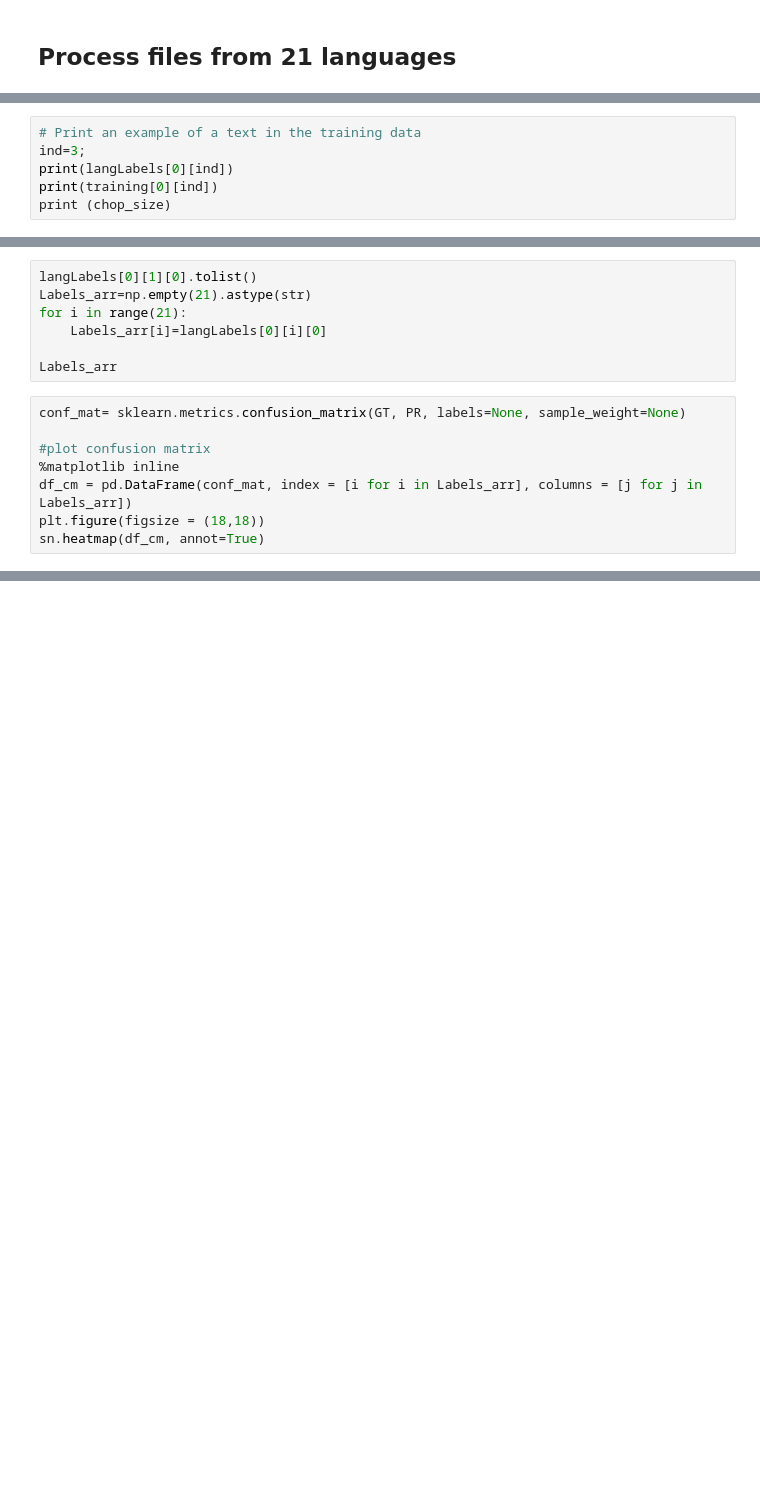
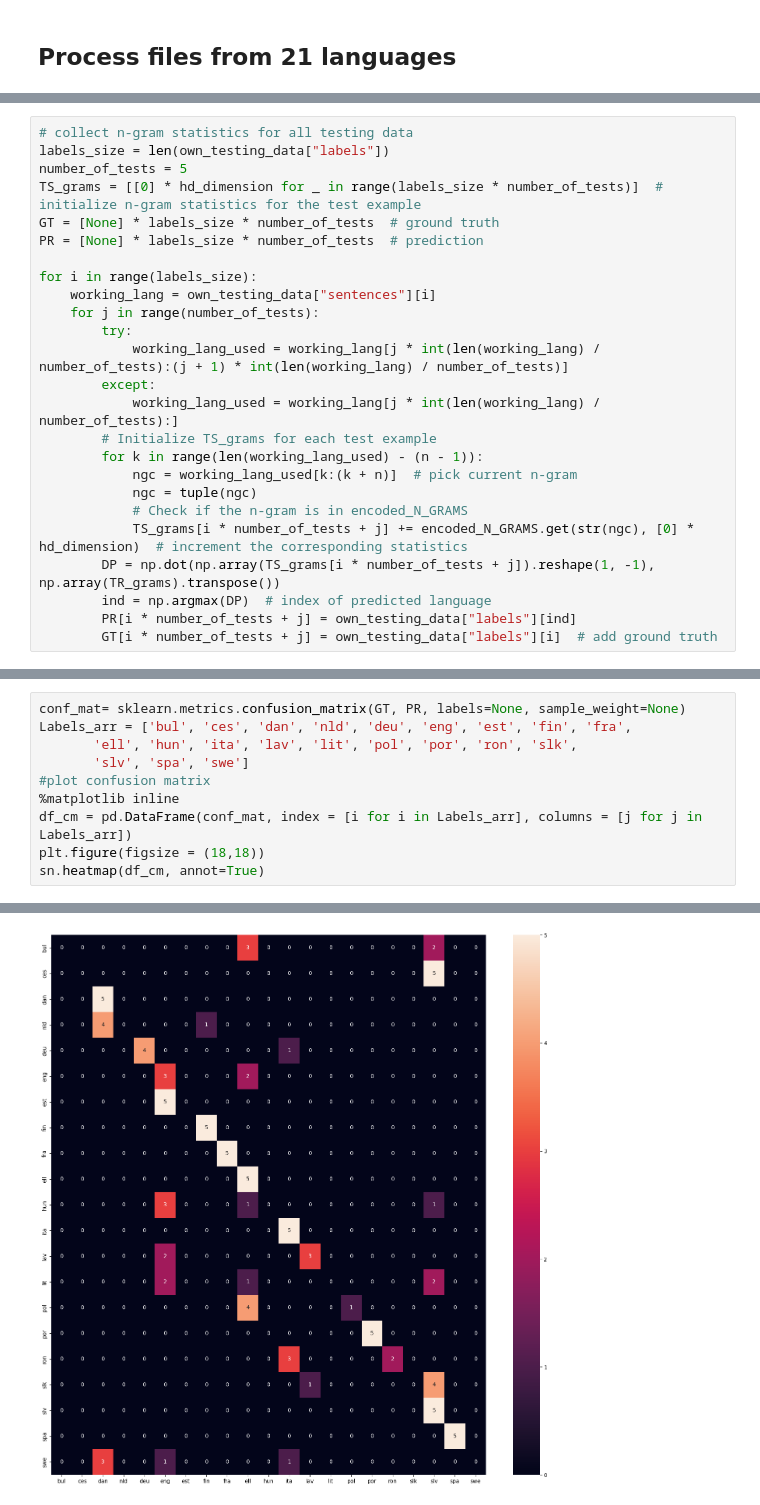
Before and after one commit to serserher/D7041E, a Jupyter notebook: Lab 3/Languages_ngrams.ipynb, the cells around one changed output, grey strips where cells are left out. Drawn from its saved outputs; the diff is of its cells as text; blank space fills up the shorter version.

```diff
--- a/Lab 3/Languages_ngrams.ipynb
+++ b/Lab 3/Languages_ngrams.ipynb
@@ -74,6 +112,0 @@ print(own_training_data["sentences"][0])
-# %%
-# Print an example of a text in the training data
-ind=3;
-print(langLabels[0][ind])
-print(training[0][ind])
-print (chop_size)
@@ -124 +202,26 @@ for i in range(langLabels.size):
+# %%
+# collect n-gram statistics for all testing data
+labels_size = len(own_testing_data["labels"])
+number_of_tests = 5
+TS_grams = [[0] * hd_dimension for _ in range(labels_size * number_of_tests)]  # initialize n-gram statistics for the test example
+GT = [None] * labels_size * number_of_tests  # ground truth
+PR = [None] * labels_size * number_of_tests  # prediction
+
+for i in range(labels_size):
+    working_lang = own_testing_data["sentences"][i]
+    for j in range(number_of_tests):
+        try:
+            working_lang_used = working_lang[j * int(len(working_lang) / number_of_tests):(j + 1) * int(len(working_lang) / number_of_tests)]
+        except:
+            working_lang_used = working_lang[j * int(len(working_lang) / number_of_tests):]
+        # Initialize TS_grams for each test example
+        for k in range(len(working_lang_used) - (n - 1)):
+            ngc = working_lang_used[k:(k + n)]  # pick current n-gram
+            ngc = tuple(ngc)
+            # Check if the n-gram is in encoded_N_GRAMS
+            TS_grams[i * number_of_tests + j] += encoded_N_GRAMS.get(str(ngc), [0] * hd_dimension)  # increment the corresponding statistics
+        DP = np.dot(np.array(TS_grams[i * number_of_tests + j]).reshape(1, -1), np.array(TR_grams).transpose())
+        ind = np.argmax(DP)  # index of predicted language
+        PR[i * number_of_tests + j] = own_testing_data["labels"][ind]
+        GT[i * number_of_tests + j] = own_testing_data["labels"][i]  # add ground truth
 # %%
@@ -132,15 +239,11 @@ print(acc)
-# %%
-langLabels[0][1][0].tolist()
-Labels_arr=np.empty(21).astype(str)
-for i in range(21):
-    Labels_arr[i]=langLabels[0][i][0]
-
-Labels_arr
 # %%
 conf_mat= sklearn.metrics.confusion_matrix(GT, PR, labels=None, sample_weight=None)
-
+Labels_arr = ['bul', 'ces', 'dan', 'nld', 'deu', 'eng', 'est', 'fin', 'fra',
+       'ell', 'hun', 'ita', 'lav', 'lit', 'pol', 'por', 'ron', 'slk',
+       'slv', 'spa', 'swe']
 #plot confusion matrix
 %matplotlib inline
 df_cm = pd.DataFrame(conf_mat, index = [i for i in Labels_arr], columns = [j for j in Labels_arr])
 plt.figure(figsize = (18,18))
 sn.heatmap(df_cm, annot=True)
+# %% [output]
@@ -146,0 +251 @@ sn.heatmap(df_cm, annot=True)
+[figure, added]
```
Also changed, not shown: parts of 11 cells of this notebook, 5 other files.
